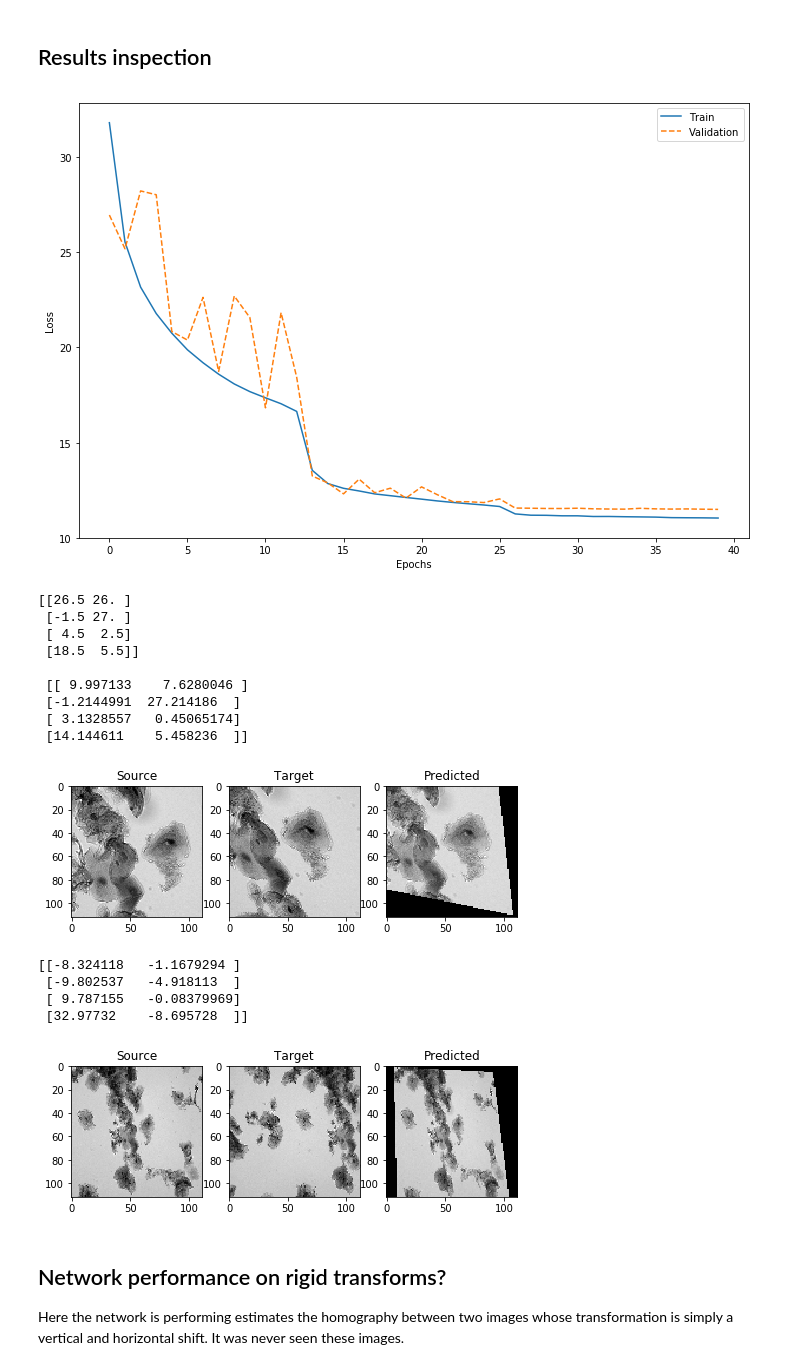
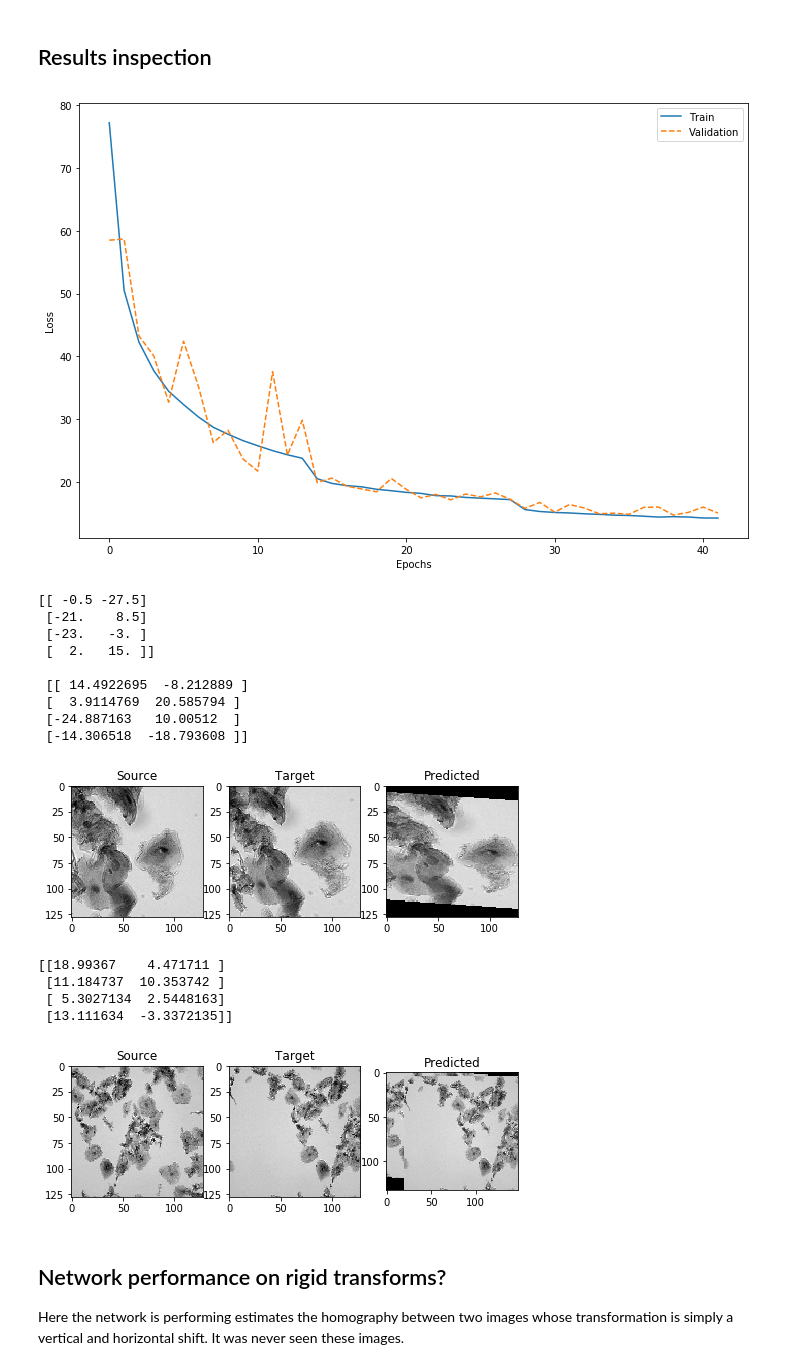
Before and after one commit to tristaaan/stitch-eval, a Jupyter notebook: notebooks/HomograpyNet.ipynb, the cells around one changed output. Cells and saved outputs as stored; diff of their text form; code cells hidden in the pictures.

```diff
--- a/notebooks/HomograpyNet.ipynb
+++ b/notebooks/HomograpyNet.ipynb
@@ -48,7 +48,7 @@ def load_img_paths(target):
     return glob.glob(target + '/*.tif')
 
 data_dir = r'../data'
-original_data_dir = path.join(data_dir, 'hnet_training_2019-05-13')
+original_data_dir = path.join(data_dir, 'hnet_rotation_training_128_holdout_2019-05-24')
 all_files = pd.read_csv(path.join(original_data_dir, 'homographies.tsv'), sep='\t')
 all_files.head()
 # %% [output]
@@ -166,7 +164,8 @@ from keras.optimizers import SGD
 img_size = tm1.shape[:2]
 
 # opt = SGD(lr=0.005, momentum=0.9, decay=0.0015)
-opt = SGD(lr=0.005, momentum=0.9, decay=0.0)
+# opt = SGD(lr=0.005, momentum=0.9, decay=0.0)
+opt = SGD(lr=0.001, momentum=0.9, decay=0.0)
 
 my_model = homography_regression_model(img_size)
 my_model.compile(optimizer=opt, loss=euclidean_distance)
@@ -333,6 +343,11 @@ Epoch 00040: val_loss improved from 11.51245 to 11.50258, saving model to tmp/hn
 # %% [markdown]
 ## Results inspection
 # %%
+import json
+
+with open('tmp/hnet-%s.json' % out_name, 'w') as fh:
+    fh.write(json.dumps(hist.history))
+
 plt.figure(figsize=(12,8))
 plt.plot(hist.epoch,hist.history['loss'],    label='Train')
 plt.plot(hist.epoch,hist.history['val_loss'],label='Validation',linestyle='--')
@@ -341,7 +356,7 @@ plt.ylabel('Loss')
 plt.legend()
 plt.show()
 # %% [output]
-[figure, old version]
+[figure, new version]
 # %%
 # load model if needed
 my_model = homography_regression_model(img_size)
@@ -413,41 +428,46 @@ predicted = cv2.warpPerspective(p_a, H_pred, img_size, flags=cv2.INTER_NEAREST)
 print(H_act.reshape(4,2), '\n\n', H_4pt.reshape(4,2))
 compare_all(p_a, p_b, predicted)
 # %% [output]
-[[26.5 26. ]
- [-1.5 27. ]
- [ 4.5  2.5]
- [18.5  5.5]]
+[[ -0.5 -27.5]
+ [-21.    8.5]
+ [-23.   -3. ]
+ [  2.   15. ]]
 
- [[ 9.997133    7.6280046 ]
- [-1.2144991  27.214186  ]
- [ 3.1328557   0.45065174]
- [14.144611    5.458236  ]]
+ [[ 14.4922695  -8.212889 ]
+ [  3.9114769  20.585794 ]
+ [-24.887163   10.00512  ]
+ [-14.306518  -18.793608 ]]
-[figure, old version]
+[figure, new version]
 # %%
+import sys
+sys.path.insert(0, '../src')
+from util import merge
+
 test_dir = r'../data/learning'
 
-im1 = img_to_array(imread(test_dir + '/Tp26_Y001_X002_040.tif'))
+im1 = cv2.imread(test_dir + '/Tp26_Y001_X005_040.tif', cv2.IMREAD_UNCHANGED)#[:, 256:]
 im1 = cv2.resize(im1, img_size, interpolation=cv2.INTER_NEAREST)
 # im1[:, 64:] = 0 # isolate the common area.
 
-im2 = img_to_array(imread(test_dir + '/Tp26_Y001_X001_040.tif'))
+im2 = cv2.imread(test_dir + '/Tp26_Y001_X004_040.tif', cv2.IMREAD_UNCHANGED)#[:, :1024]
 im2 = cv2.resize(im2, img_size, interpolation=cv2.INTER_NEAREST)
 # im2[:, 0:64] = 0
 
 test_im = np.dstack((invert(im1), invert(im2)))
 test_im = test_im.reshape(1, *test_im.shape)
 H_4pt = my_model.predict(test_im)
-H_pred = warp_pred(im1, H_4pt)
-predicted = cv2.warpPerspective(im1, H_pred, img_size, flags=cv2.INTER_NEAREST)
+H_pred = warp_pred(im2, H_4pt)
+warped = cv2.warpPerspective(im1, H_pred, img_size, flags=cv2.INTER_NEAREST)
+predicted = merge(im2, warped, H_pred[0,2],H_pred[1,2])
 
 print(H_4pt.reshape(4,2))
 compare_all(im1, im2, predicted)
 # %% [output]
-[[-8.324118   -1.1679294 ]
- [-9.802537   -4.918113  ]
- [ 9.787155   -0.08379969]
- [32.97732    -8.695728  ]]
+[[18.99367    4.471711 ]
+ [11.184737  10.353742 ]
+ [ 5.3027134  2.5448163]
+ [13.111634  -3.3372135]]
-[figure, old version]
+[figure, new version]
 # %% [markdown]
 ## Network performance on rigid transforms?
 
```
Also changed, not shown: parts of 10 cells of this notebook, 1 other file.
